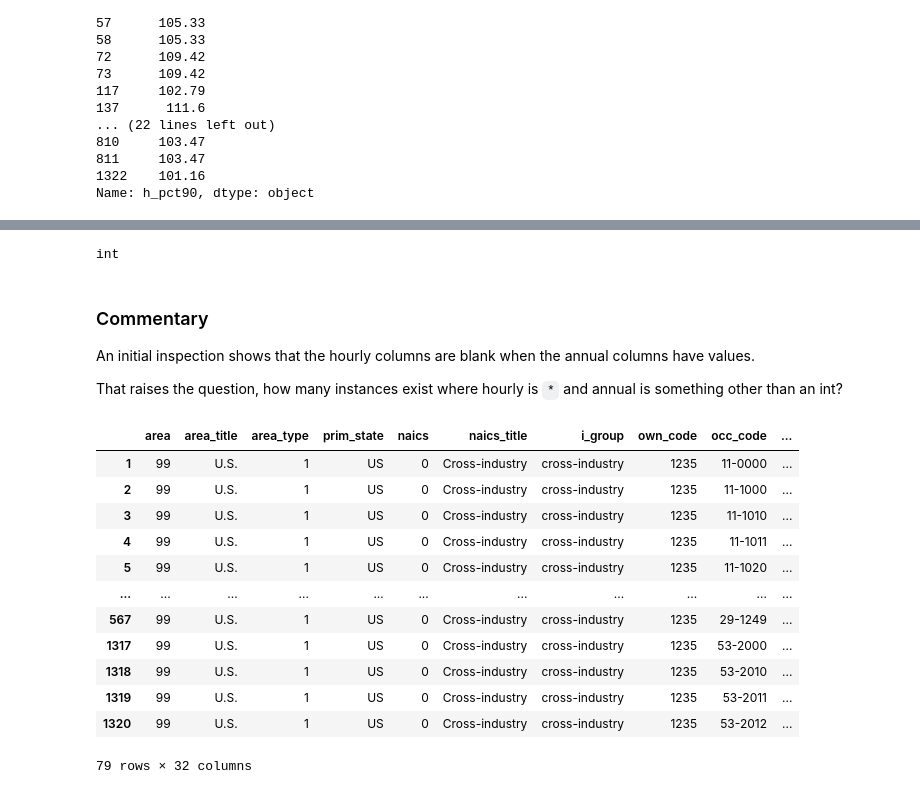
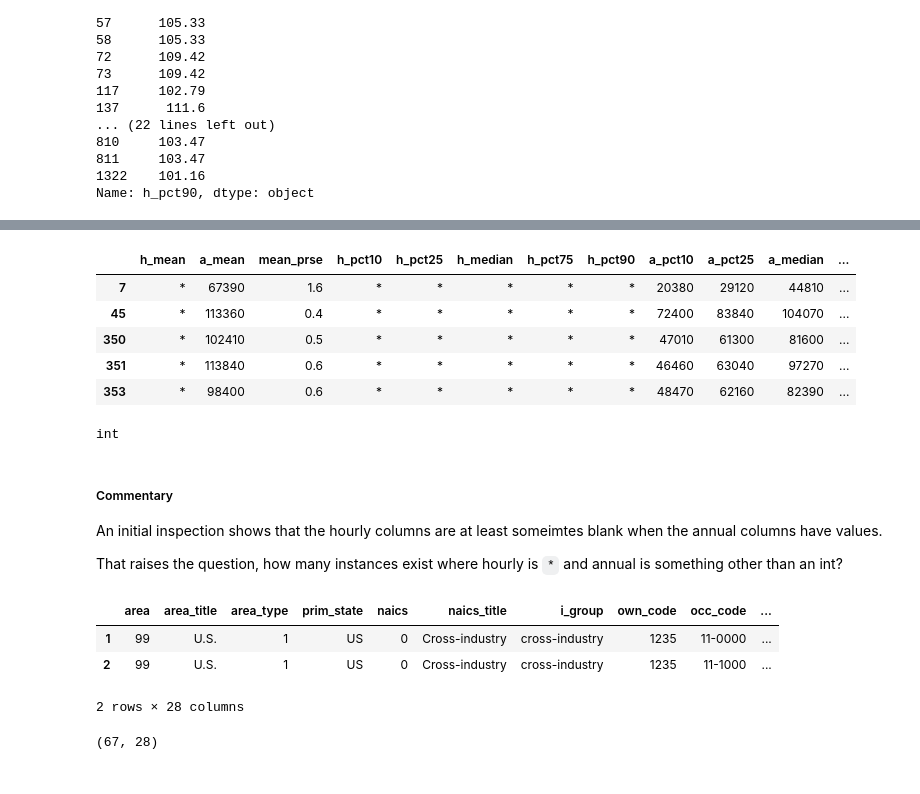
Before and after one commit to blue-santa/comparing-training-req-to-salary-exp, a Jupyter notebook: notebooks/2026-04-02-00-train_reward_compare_bls_data_rough_wrangling.ipynb, the cells around one changed output, grey strips where cells are left out. Cells and saved outputs as stored; diff of their text form; code cells hidden in the pictures.

Commit message:
initial analysis on all annual and hourly columns

```diff
--- a/notebooks/2026-04-02-00-train_reward_compare_bls_data_rough_wrangling.ipynb
+++ b/notebooks/2026-04-02-00-train_reward_compare_bls_data_rough_wrangling.ipynb
@@ -2021,26 +2169,31 @@ nat_data[nat_data['h_pct90'] == '*'].head()
+# %%
+temp_df[col_hr_an].head()
+# %% [output]
+|  | h_mean | a_mean | mean_prse | h_pct10 | h_pct25 | h_median | h_pct75 | h_pct90 | a_pct10 | a_pct25 | a_median | ... |
+| 7 | * | 67390 | 1.6 | * | * | * | * | * | 20380 | 29120 | 44810 | ... |
+| 45 | * | 113360 | 0.4 | * | * | * | * | * | 72400 | 83840 | 104070 | ... |
+| 350 | * | 102410 | 0.5 | * | * | * | * | * | 47010 | 61300 | 81600 | ... |
+| 351 | * | 113840 | 0.6 | * | * | * | * | * | 46460 | 63040 | 97270 | ... |
+| 353 | * | 98400 | 0.6 | * | * | * | * | * | 48470 | 62160 | 82390 | ... |
 # %%
 type(nat_data.loc[nat_data['h_pct90'] == '*','a_pct10'].values[0])
 # %% [output]
 int
 # %% [markdown]
-### Commentary
+##### Commentary
 
-An initial inspection shows that the hourly columns are blank when the annual columns have values.
+An initial inspection shows that the hourly columns are at least someimtes blank when the annual columns have values.
 
 That raises the question, how many instances exist where hourly is `*` and annual is something other than an int?
 # %%
-nat_data[nat_data['a_pct90'].apply(lambda x: isinstance(x, int)) == False]
+# Lambda logic to obtain a_pct90 instances of non-int values
+nat_data[nat_data['a_pct90'].apply(lambda x: isinstance(x, int)) == False].head(2)
 # %% [output]
 |  | area | area_title | area_type | prim_state | naics | naics_title | i_group | own_code | occ_code | ... |
 | 1 | 99 | U.S. | 1 | US | 0 | Cross-industry | cross-industry | 1235 | 11-0000 | ... |
 | 2 | 99 | U.S. | 1 | US | 0 | Cross-industry | cross-industry | 1235 | 11-1000 | ... |
-| 3 | 99 | U.S. | 1 | US | 0 | Cross-industry | cross-industry | 1235 | 11-1010 | ... |
-| 4 | 99 | U.S. | 1 | US | 0 | Cross-industry | cross-industry | 1235 | 11-1011 | ... |
-| 5 | 99 | U.S. | 1 | US | 0 | Cross-industry | cross-industry | 1235 | 11-1020 | ... |
-| ... | ... | ... | ... | ... | ... | ... | ... | ... | ... | ... |
-| 567 | 99 | U.S. | 1 | US | 0 | Cross-industry | cross-industry | 1235 | 29-1249 | ... |
-| 1317 | 99 | U.S. | 1 | US | 0 | Cross-industry | cross-industry | 1235 | 53-2000 | ... |
-| 1318 | 99 | U.S. | 1 | US | 0 | Cross-industry | cross-industry | 1235 | 53-2010 | ... |
-| 1319 | 99 | U.S. | 1 | US | 0 | Cross-industry | cross-industry | 1235 | 53-2011 | ... |
-| 1320 | 99 | U.S. | 1 | US | 0 | Cross-industry | cross-industry | 1235 | 53-2012 | ... |
-79 rows × 32 columns
+2 rows × 28 columns
+# %%
+nat_data[nat_data['a_pct90'].apply(lambda x: isinstance(x, int)) == False].shape
+# %% [output]
+(67, 28)
```
Also changed, not shown: parts of 63 cells of this notebook.
